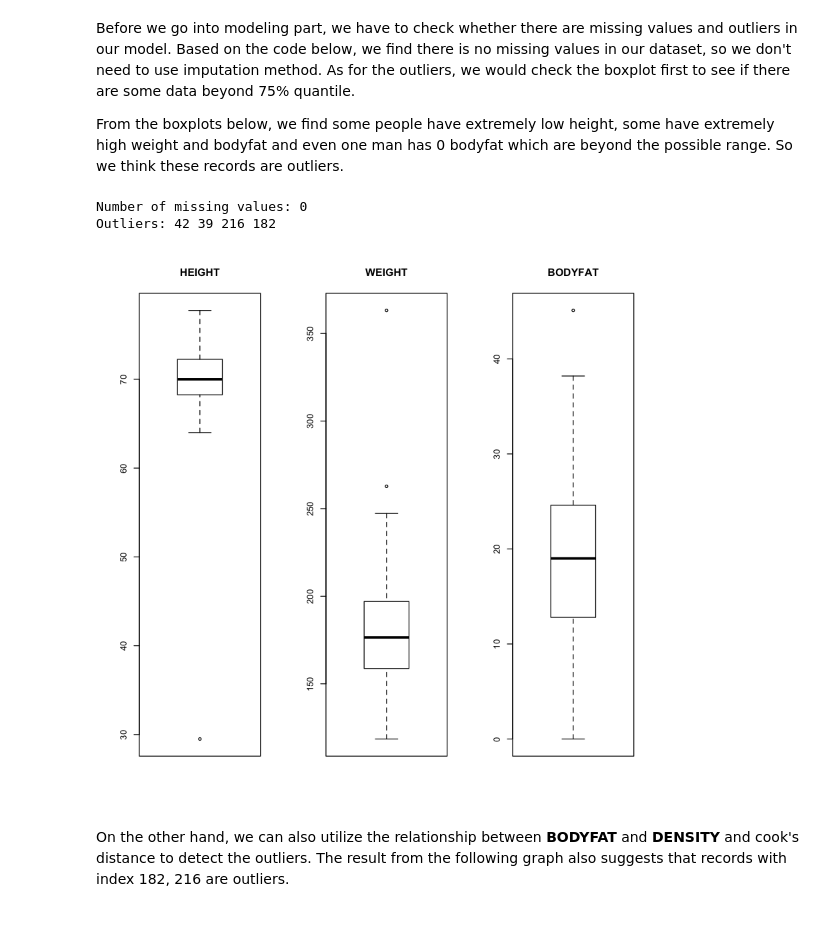
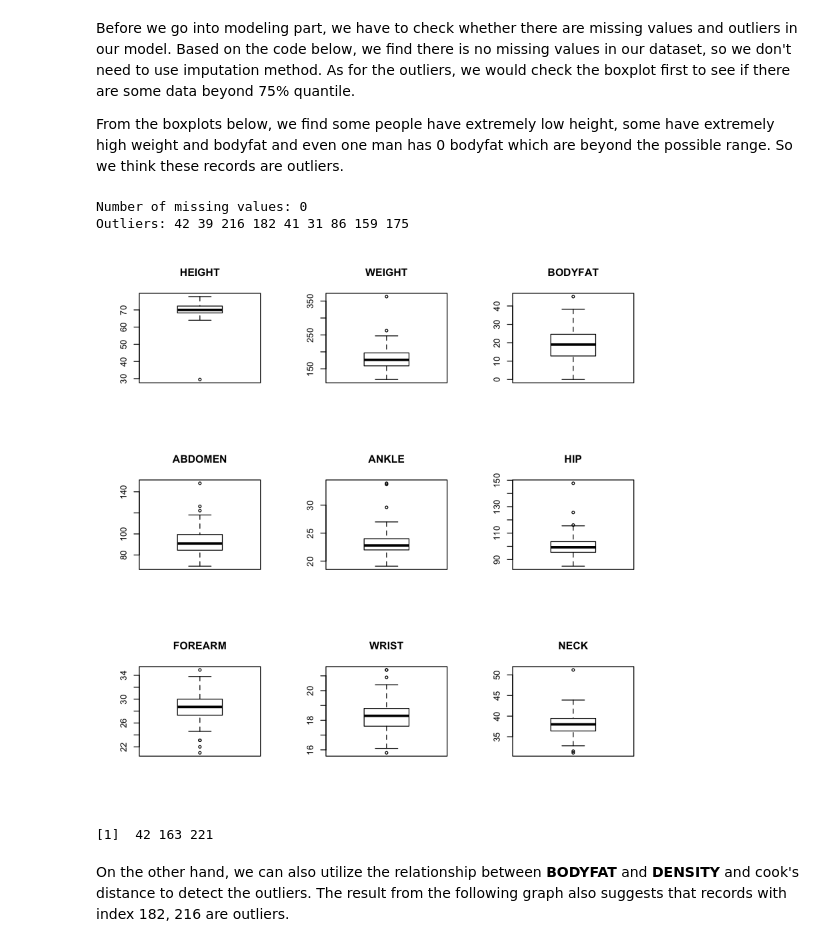
Before and after one commit to TroubleZN/Stat628_Bodyfat, a Jupyter notebook: BodyFat_Prediction.ipynb, the cells around one changed output. Saved outputs shown, nothing was run; the diff lists cells and outputs as text; code cells hidden in the pictures.

```diff
--- a/BodyFat_Prediction.ipynb
+++ b/BodyFat_Prediction.ipynb
@@ -63,15 +69,28 @@ Before we go into modeling part, we have to check whether there are missing valu
 From the boxplots below, we find some people have extremely low height, some have extremely high weight and bodyfat and even one man has 0 bodyfat which are beyond the possible range. So we think these records are outliers.
 # %%
 cat('Number of missing values:',sum(is.na(data)),'\n')
-par(mfrow=c(1,3))
+par(mfrow=c(3,3))
 boxplot(data$HEIGHT,main='HEIGHT')
 boxplot(data$WEIGHT,main='WEIGHT')
 boxplot(data$BODYFAT,main='BODYFAT')
-cat('Outliers:',c(which(data$HEIGHT<40),which(data$WEIGHT>300),which(data$BODYFAT>40),which(data$BODYFAT==0)))
+boxplot(data$ABDOMEN,main='ABDOMEN')
+boxplot(data$ANKLE,main='ANKLE')
+boxplot(data$HIP,main='HIP')
+boxplot(data$FOREARM,main='FOREARM')
+boxplot(data$WRIST,main='WRIST')
+boxplot(data$NECK,main='NECK')
+cat('Outliers:',unique(c(which(data$HEIGHT<40),which(data$WEIGHT>300),which(data$BODYFAT>40),which(data$BODYFAT==0),
+                 which(data$ABDOMEN>120),which(data$ANKLE>30),which(data$HIP>120),which(data$FOREARM>34),
+                  which(data$FOREARM<22),which(data$WRIST>21),which(data$NECK>50))))
 # %% [output]
 Number of missing values: 0
-Outliers: 42 39 216 182
+Outliers: 42 39 216 182 41 31 86 159 175
-[figure, old version]
+[figure, new version]
+# %%
+bmi = (data$WEIGHT)/(data$HEIGHT)^2*703
+which(abs(bmi-data$ADIPOSITY)>1)
+# %% [output]
+[1]  42 163 221
 # %% [markdown]
 On the other hand, we can also utilize the relationship between **BODYFAT** and **DENSITY** and cook's distance to detect the outliers. The result from the following graph also suggests that records with index 182, 216 are outliers.
 # %%
```
Also changed, not shown: parts of 8 cells of this notebook.
